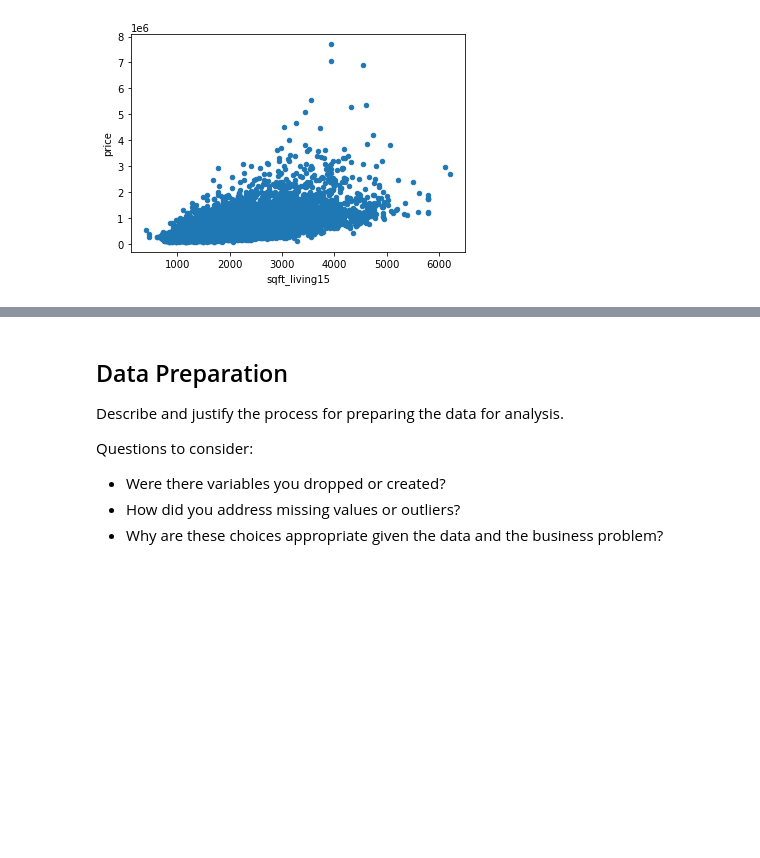
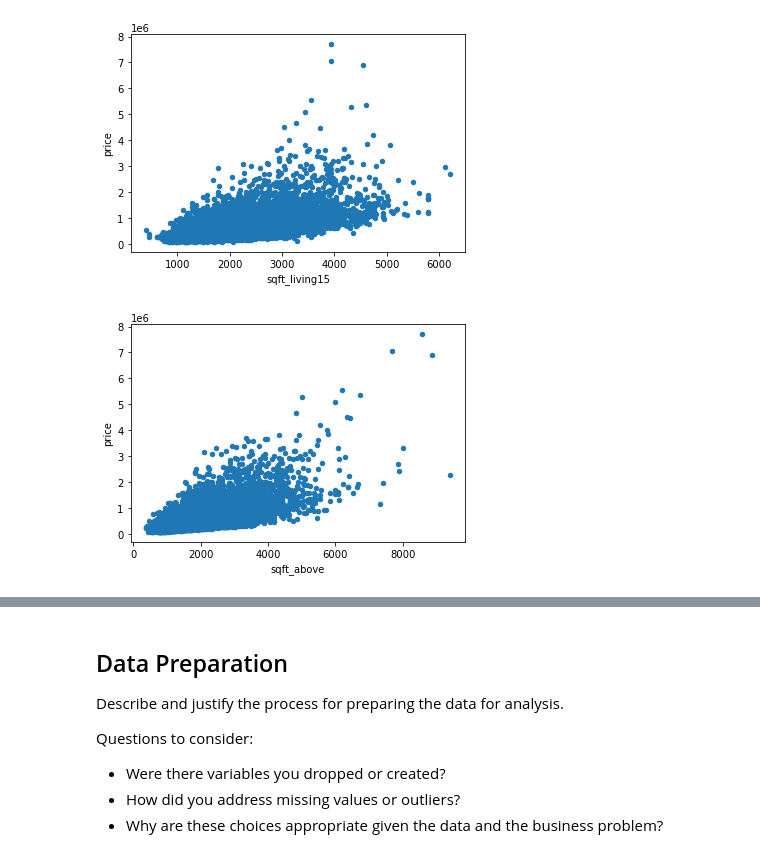
Before and after one commit to Shoemaker703/home_sales_analysis_project, a Jupyter notebook: notebooks/Scott S/Project2ScottS.ipynb, the cells around one changed output, grey strips where cells are left out. Cells and saved outputs as stored; diff of their text form; code cells hidden in the pictures; blank space fills up the shorter version.

```diff
--- a/notebooks/Scott S/Project2ScottS.ipynb
+++ b/notebooks/Scott S/Project2ScottS.ipynb
@@ -336,3 +412,10 @@ sqft_living15_data.plot.scatter(x='sqft_living15', y='price');
 # Perhaps this is an area to explore for multiple linear regression models later?
 # %% [output]
 [figure]
+# %%
+# Relatively strong positive correlation between square footage of the house apart from the basement
+# and price (0.605368).
+sqft_above_data = pd.concat([df['price'], df['sqft_above']], axis=1)
+sqft_above_data.plot.scatter(x='sqft_above', y='price');
+# %% [output]
+[figure, added]
```
Also changed, not shown: parts of 18 cells of this notebook.
